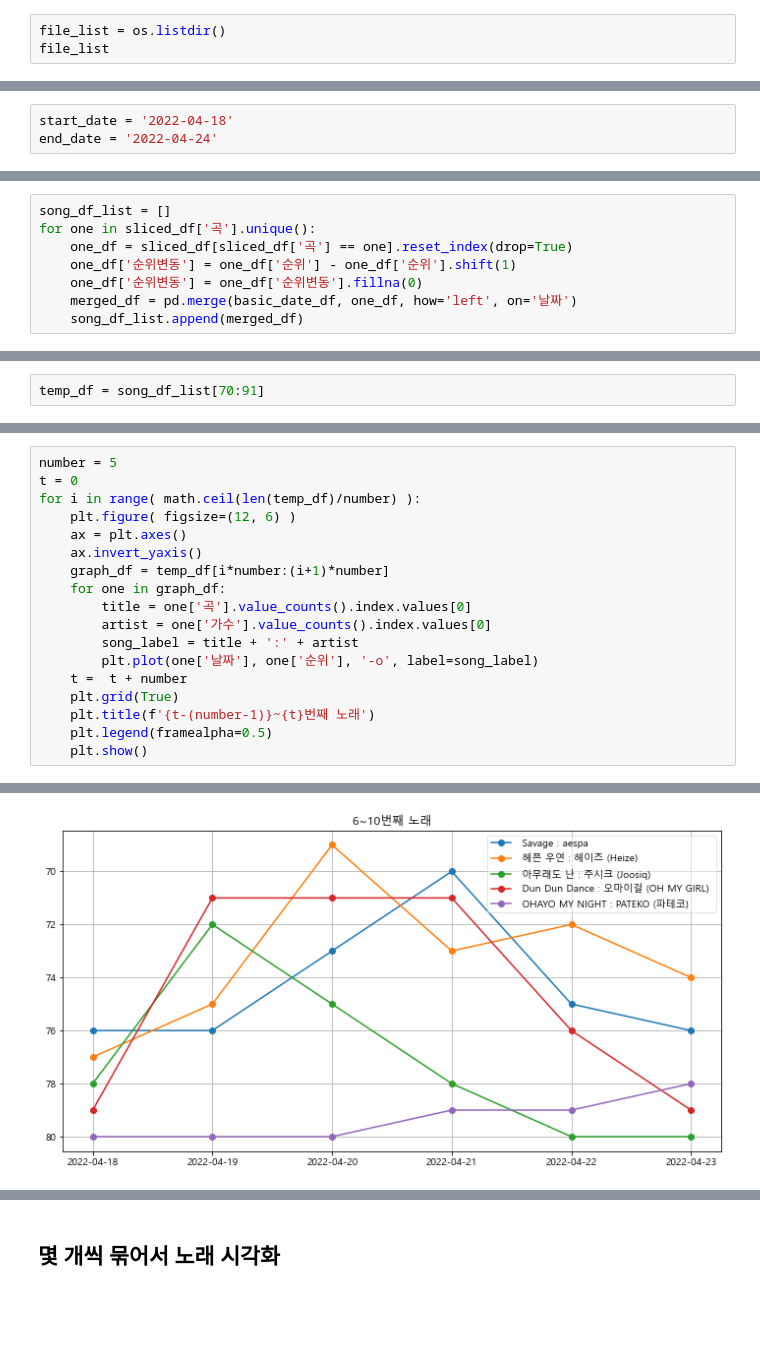
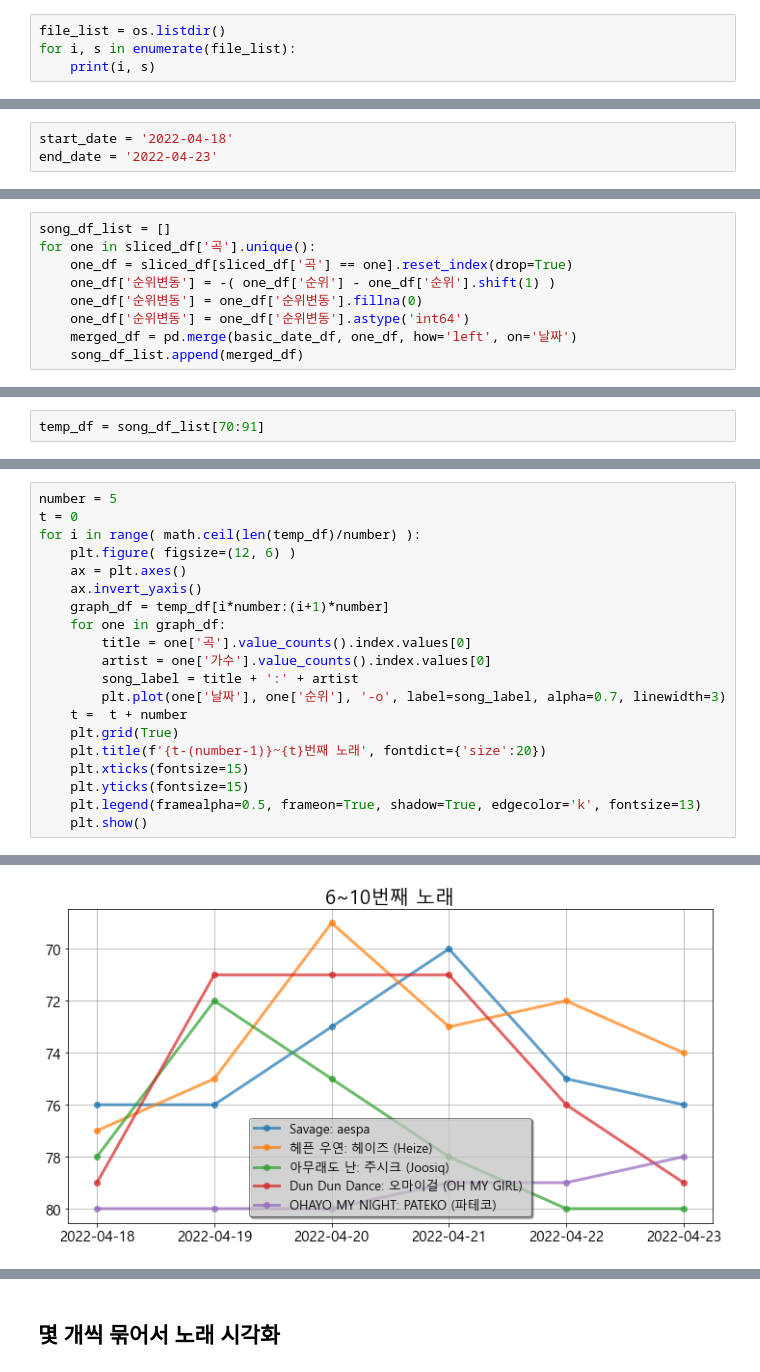
Before and after one commit to kbjung/Wantreez, a Jupyter notebook: Crawling/music/graph_flo_2022.ipynb, the cells around one changed output, grey strips where cells are left out. Drawn from its saved outputs; the diff is of its cells as text; blank space fills up the shorter version.

```diff
--- a/Crawling/music/graph_flo_2022.ipynb
+++ b/Crawling/music/graph_flo_2022.ipynb
@@ -34,4 +37,5 @@ os.chdir(path)
 # %%
 file_list = os.listdir()
-file_list
+for i, s in enumerate(file_list):
+    print(i, s)
 # %% [output]
@@ -62,6 +61,6 @@ len(file_list)
 # %%
 start_date = '2022-04-18'
-end_date = '2022-04-24'
+end_date = '2022-04-23'
 # %%
 df = pd.DataFrame()
 for one in file_list:
@@ -133,8 +133,9 @@ basic_date_df
 song_df_list = []
 for one in sliced_df['곡'].unique():
     one_df = sliced_df[sliced_df['곡'] == one].reset_index(drop=True)
-    one_df['순위변동'] = one_df['순위'] - one_df['순위'].shift(1)
+    one_df['순위변동'] = -( one_df['순위'] - one_df['순위'].shift(1) )
     one_df['순위변동'] = one_df['순위변동'].fillna(0)
+    one_df['순위변동'] = one_df['순위변동'].astype('int64')
     merged_df = pd.merge(basic_date_df, one_df, how='left', on='날짜')
     song_df_list.append(merged_df)
 # %% [markdown]
@@ -211,10 +217,12 @@ for i in range( math.ceil(len(temp_df)/number) ):
         title = one['곡'].value_counts().index.values[0]
         artist = one['가수'].value_counts().index.values[0]
         song_label = title + ':' + artist
-        plt.plot(one['날짜'], one['순위'], '-o', label=song_label)
+        plt.plot(one['날짜'], one['순위'], '-o', label=song_label, alpha=0.7, linewidth=3)
     t =  t + number
     plt.grid(True)
-    plt.title(f'{t-(number-1)}~{t}번째 노래')
-    plt.legend(framealpha=0.5)
+    plt.title(f'{t-(number-1)}~{t}번째 노래', fontdict={'size':20})
+    plt.xticks(fontsize=15)
+    plt.yticks(fontsize=15)
+    plt.legend(framealpha=0.5, frameon=True, shadow=True, edgecolor='k', fontsize=13)
     plt.show()
 # %% [output]
@@ -222 +230 @@ for i in range( math.ceil(len(temp_df)/number) ):
-[figure, old version]
+[figure, new version]
```
Also changed, not shown: parts of 41 cells of this notebook, 15 other files.
